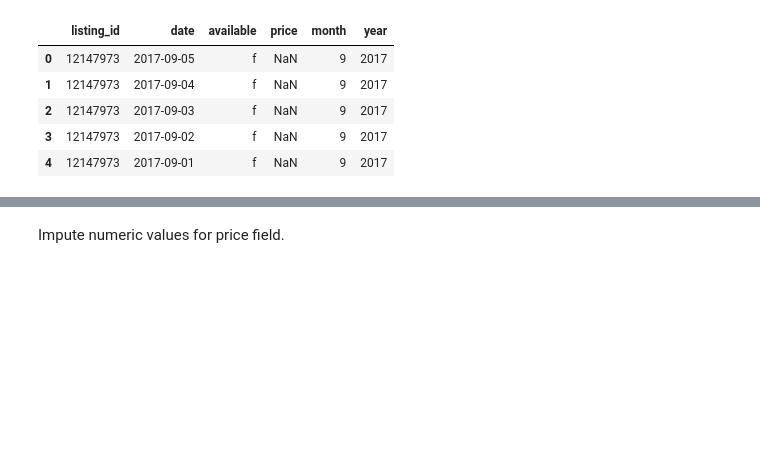
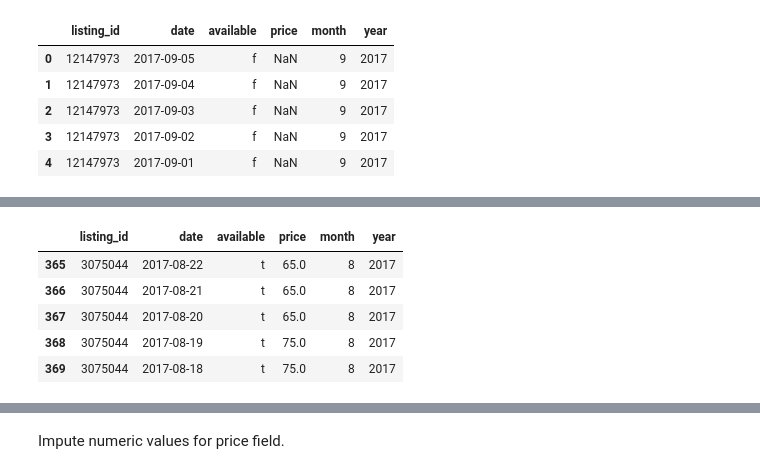
Before and after one commit to ewood242/Project_1_Data-Science-Blog, a Jupyter notebook: Project_1_Writing a Data Scientist Blog Post.ipynb, the cells around one changed output, grey strips where cells are left out. Cells and saved outputs as stored; diff of their text form; code cells hidden in the pictures; blank space fills up the shorter version.

```diff
--- a/Project_1_Writing a Data Scientist Blog Post.ipynb
+++ b/Project_1_Writing a Data Scientist Blog Post.ipynb
@@ -157,0 +192,10 @@ calendar.head()
+# %%
+calendar_available = calendar[calendar['available'] == 't']
+calendar_available.head()
+# %% [output]
+|  | listing_id | date | available | price | month | year |
+| 365 | 3075044 | 2017-08-22 | t | 65.0 | 8 | 2017 |
+| 366 | 3075044 | 2017-08-21 | t | 65.0 | 8 | 2017 |
+| 367 | 3075044 | 2017-08-20 | t | 65.0 | 8 | 2017 |
+| 368 | 3075044 | 2017-08-19 | t | 75.0 | 8 | 2017 |
+| 369 | 3075044 | 2017-08-18 | t | 75.0 | 8 | 2017 |
```
Also changed, not shown: parts of 6 cells of this notebook.
